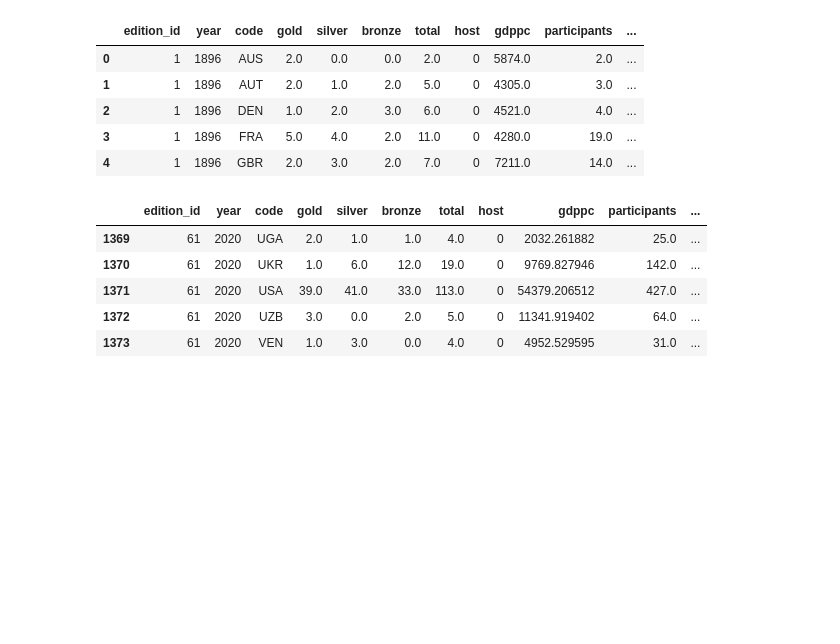
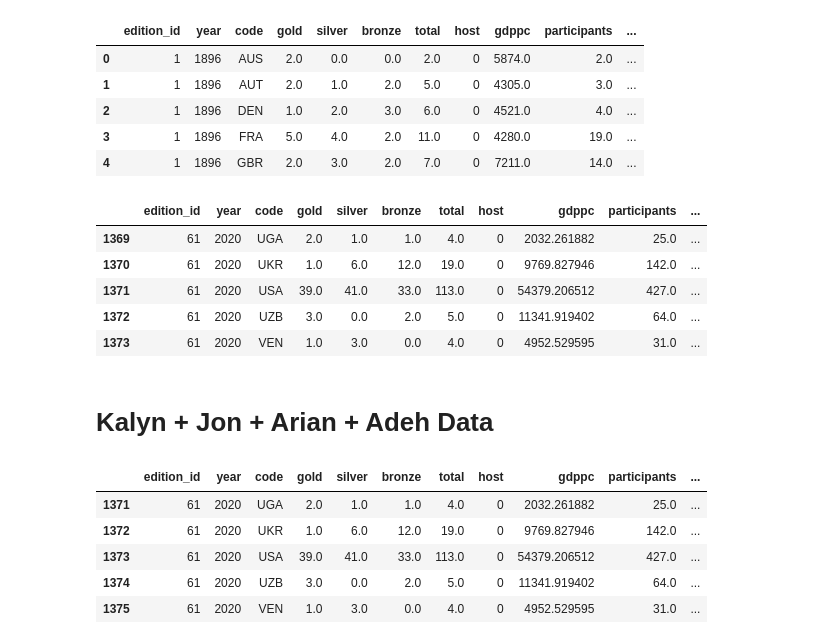
Before and after one commit to ahakobia/JHU_Colossus, a Jupyter notebook: Final Dataset/merging_data.ipynb, the cells around one changed output. Saved outputs shown, nothing was run; the diff lists cells and outputs as text; code cells hidden in the pictures; blank space fills up the shorter version.

```diff
--- a/Final Dataset/merging_data.ipynb
+++ b/Final Dataset/merging_data.ipynb
@@ -297,3 +297,80 @@ merged_df_kalyn_Jon_Arian3_final.tail()
 # %%
 final_path = 'merged_df_kalyn_Jon_Arian3_final.csv'
 merged_df_kalyn_Jon_Arian3_final.to_csv(final_path, index=False)
+# %% [markdown]
+# Kalyn + Jon + Arian + Adeh Data
+# %%
+gdp_data_path = '../health_data_adeh/cleaning_process/cleandata/cleaned_gdp_imf.csv'
+combined_data_path = '../health_data_adeh/cleaning_process/cleandata/combined_country_territory_data.csv'
+combined_sporting_path = '../health_data_adeh/cleaning_process/cleandata/combined_sport_spending_data.csv'
+mortality_data_path = '../health_data_adeh/cleaning_process/cleandata/processed_mortality_data.csv'
+oecd_data_path = '../health_data_adeh/cleaning_process/cleandata/processed_oecd_health_govspend_data.csv'
+public_finances_path = '../health_data_adeh/cleaning_process/cleandata/public_finances_clean.xlsx'
+
+merged_df_kalyn_Jon_Arian3_final = pd.read_csv('merged_df_kalyn_Jon_Arian3_final.csv')
+
+combined_data = pd.read_csv(combined_data_path)
+gdp_data = pd.read_csv(gdp_data_path)
+mortality_data = pd.read_csv(mortality_data_path)
+oecd_data = pd.read_csv(oecd_data_path)
+combined_sporting_data = pd.read_csv(combined_sporting_path)
+public_finances_data = pd.read_excel(public_finances_path)
+# %%
+# Standardize the column names to lowercase
+combined_data.columns = combined_data.columns.str.lower()
+gdp_data.columns = gdp_data.columns.str.lower()
+mortality_data.columns = mortality_data.columns.str.lower()
+oecd_data.columns = oecd_data.columns.str.lower()
+combined_sporting_data.columns = combined_sporting_data.columns.str.lower()
+public_finances_data.columns = public_finances_data.columns.str.lower()
+
+# Ensure country values are fully uppercase for merging
+combined_data['country'] = combined_data['country'].str.upper()
+gdp_data['country'] = gdp_data['country'].str.upper()
+mortality_data['country'] = mortality_data['country'].str.upper()
+oecd_data['country'] = oecd_data['country'].str.upper()
+combined_sporting_data['country'] = combined_sporting_data['country'].str.upper()
+public_finances_data['country'] = public_finances_data['country'].str.upper()
+
+# Replace spaces in combined_sporting_data column names with underscores
+combined_sporting_data.columns = combined_sporting_data.columns.str.replace(' ', '_')
+
+# Rename GDP column in gdp_data
+gdp_data = gdp_data.rename(columns={'gdp': 'gdp%change'})
+
+# Merge with the main dataframe
+merged_df = merged_df_kalyn_Jon_Arian3_final.copy()
+
+# Merge public finances data
+merged_df = pd.merge(merged_df, public_finances_data.drop(columns=['ifscode']),
+                     on=['country', 'year'], how='left')
+
+# Merge combined data
+merged_df = pd.merge(merged_df, combined_data,
+                     on=['country', 'year'], how='left')
+
+# Merge GDP data
+merged_df = pd.merge(merged_df, gdp_data,
+                     on=['country', 'year'], how='left')
+
+# Merge mortality data (using 'code' and 'year' for the merge)
+merged_df = pd.merge(merged_df, mortality_data.drop(columns=['country']),
+                     on=['code', 'year'], how='left')
+
+# Merge OECD data
+merged_df = pd.merge(merged_df, oecd_data,
+                     on=['country', 'year'], how='left')
+
+# Merge combined sporting data
+merged_df = pd.merge(merged_df, combined_sporting_data,
+                     on=['country', 'year'], how='left')
+
+# Display the first few rows of the final merged dataframe
+merged_df.tail()
+# %% [output]
+|  | edition_id | year | code | gold | silver | bronze | total | host | gdppc | participants | ... |
+| 1371 | 61 | 2020 | UGA | 2.0 | 1.0 | 1.0 | 4.0 | 0 | 2032.261882 | 25.0 | ... |
+| 1372 | 61 | 2020 | UKR | 1.0 | 6.0 | 12.0 | 19.0 | 0 | 9769.827946 | 142.0 | ... |
+| 1373 | 61 | 2020 | USA | 39.0 | 41.0 | 33.0 | 113.0 | 0 | 54379.206512 | 427.0 | ... |
+| 1374 | 61 | 2020 | UZB | 3.0 | 0.0 | 2.0 | 5.0 | 0 | 11341.919402 | 64.0 | ... |
+| 1375 | 61 | 2020 | VEN | 1.0 | 3.0 | 0.0 | 4.0 | 0 | 4952.529595 | 31.0 | ... |
```
Also changed, not shown: parts of 1 cell of this notebook, 5 other files.
